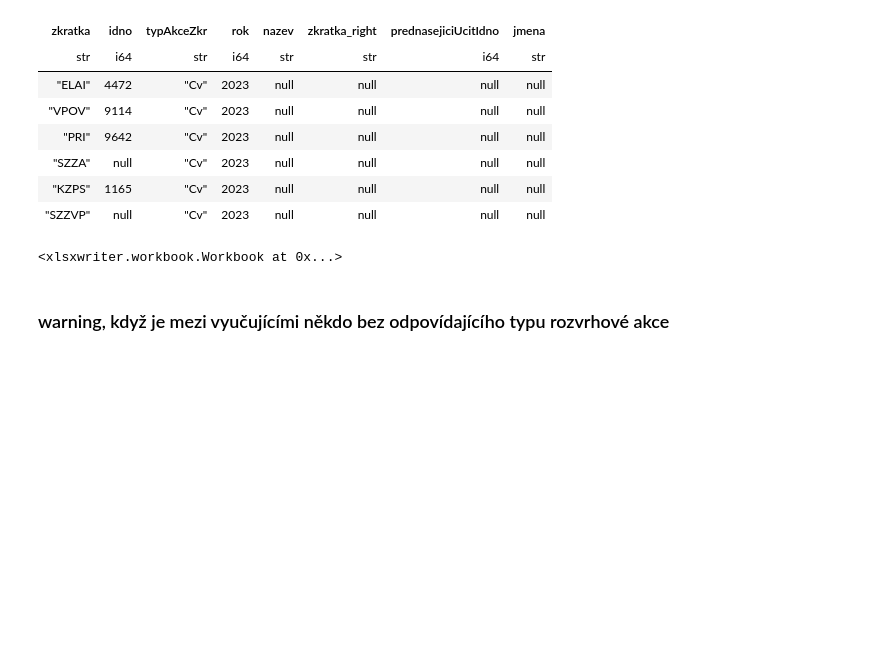
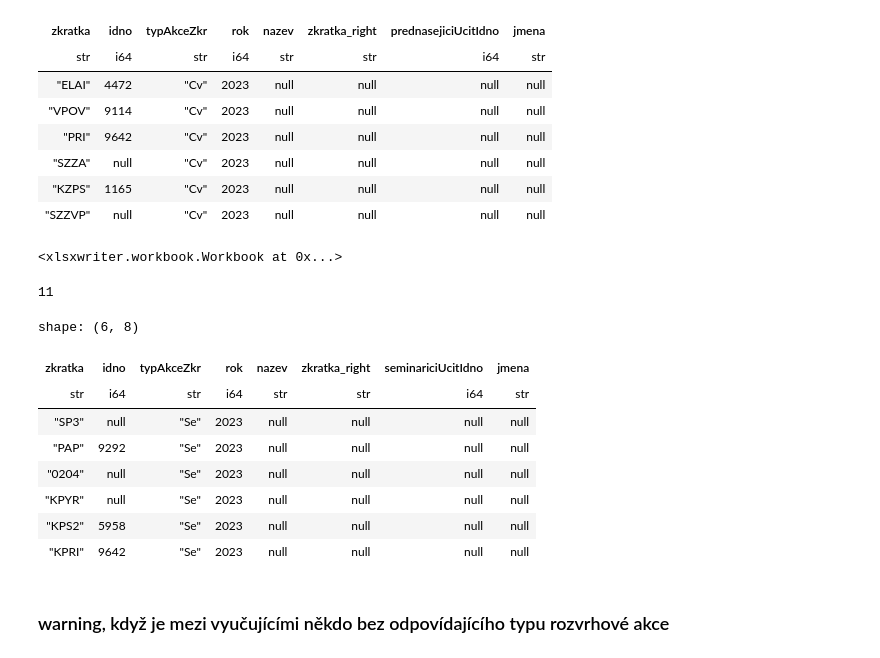
Before and after one commit to MFVS/kontrola-rozvrhu-extended, a Jupyter notebook: stag_bombator1.1.b1.ipynb, the cells around one changed output. Drawn from its saved outputs; the diff is of its cells as text; code cells hidden in the pictures; blank space fills up the shorter version.

```diff
--- a/stag_bombator1.1.b1.ipynb
+++ b/stag_bombator1.1.b1.ipynb
@@ -397,10 +397,22 @@ seminarici_bez_seminare.select("nazev", "zkratka", "seminariciUcitIdno").sort("s
 # %%
 male_seminare = maly_rozvrh.filter(pl.col("typAkceZkr") == "Se")
 joined_seminare = male_seminare.join(filtrovani_seminarici, "idno", "left")
-seminare_bez_seminaricich = joined_seminare.filter(pl.col("jmena").is_null())
+seminare_bez_seminaricich = joined_seminare.filter(pl.col("jmena").is_null()).unique()
 seminare_bez_seminaricich.write_csv("results_testing/seminare_bez_seminaricich.csv")
 seminare_bez_seminaricich.write_excel("results/seminare_bez_seminaricich.xlsx")
-print()
+print(seminare_bez_seminaricich.__len__())
+seminare_bez_seminaricich.head(6)
+# %% [output]
+11
+shape: (6, 8)
+| zkratka | idno | typAkceZkr | rok | nazev | zkratka_right | seminariciUcitIdno | jmena |
+| str | i64 | str | i64 | str | str | i64 | str |
+| "SP3" | null | "Se" | 2023 | null | null | null | null |
+| "PAP" | 9292 | "Se" | 2023 | null | null | null | null |
+| "0204" | null | "Se" | 2023 | null | null | null | null |
+| "KPYR" | null | "Se" | 2023 | null | null | null | null |
+| "KPS2" | 5958 | "Se" | 2023 | null | null | null | null |
+| "KPRI" | 9642 | "Se" | 2023 | null | null | null | null |
 # %% [markdown]
 ### warning, když je mezi vyučujícími někdo bez odpovídajícího typu rozvrhové akce
 # %% [markdown]
```
